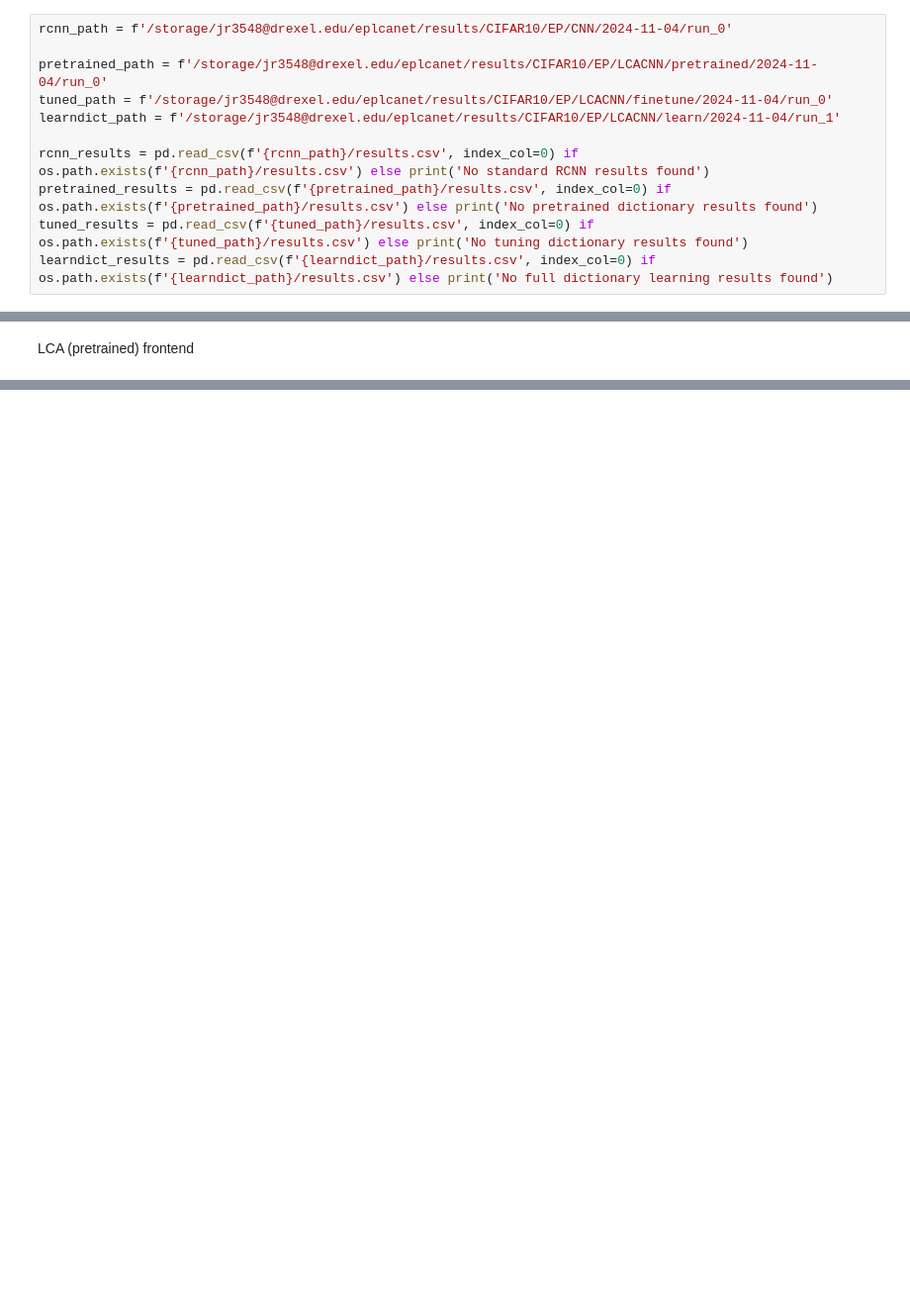
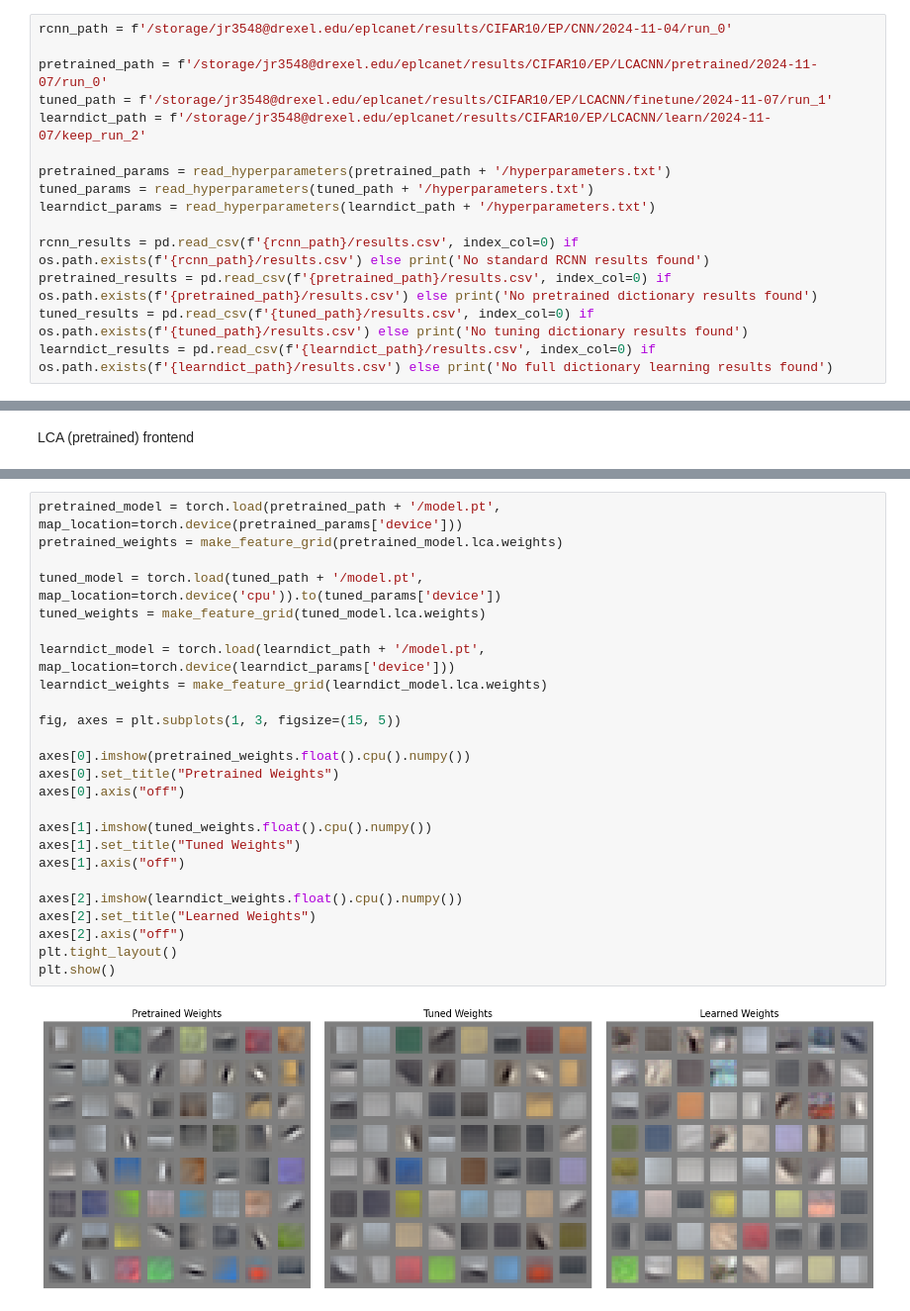
Before and after one commit to jrego1/EPLCANet, a Jupyter notebook: eval_eplcanet.ipynb, the cells around one changed output, grey strips where cells are left out. Shown at 99% size. Saved outputs shown, nothing was run; the diff lists cells and outputs as text; blank space fills up the shorter version.

```diff
--- a/eval_eplcanet.ipynb
+++ b/eval_eplcanet.ipynb
@@ -24,9 +25,13 @@ plt.style.use('tableau-colorblind10')
 # %%
 rcnn_path = f'/storage/jr3548@drexel.edu/eplcanet/results/CIFAR10/EP/CNN/2024-11-04/run_0'
 
-pretrained_path = f'/storage/jr3548@drexel.edu/eplcanet/results/CIFAR10/EP/LCACNN/pretrained/2024-11-04/run_0'
-tuned_path = f'/storage/jr3548@drexel.edu/eplcanet/results/CIFAR10/EP/LCACNN/finetune/2024-11-04/run_0'
-learndict_path = f'/storage/jr3548@drexel.edu/eplcanet/results/CIFAR10/EP/LCACNN/learn/2024-11-04/run_1'
+pretrained_path = f'/storage/jr3548@drexel.edu/eplcanet/results/CIFAR10/EP/LCACNN/pretrained/2024-11-07/run_0'
+tuned_path = f'/storage/jr3548@drexel.edu/eplcanet/results/CIFAR10/EP/LCACNN/finetune/2024-11-07/run_1'
+learndict_path = f'/storage/jr3548@drexel.edu/eplcanet/results/CIFAR10/EP/LCACNN/learn/2024-11-07/keep_run_2'
+
+pretrained_params = read_hyperparameters(pretrained_path + '/hyperparameters.txt')
+tuned_params = read_hyperparameters(tuned_path + '/hyperparameters.txt')
+learndict_params = read_hyperparameters(learndict_path + '/hyperparameters.txt')
 
 rcnn_results = pd.read_csv(f'{rcnn_path}/results.csv', index_col=0) if os.path.exists(f'{rcnn_path}/results.csv') else print('No standard RCNN results found')
 pretrained_results = pd.read_csv(f'{pretrained_path}/results.csv', index_col=0) if os.path.exists(f'{pretrained_path}/results.csv') else print('No pretrained dictionary results found')
@@ -321,0 +110,27 @@ ep_sparsity_plots = plot_metrics(recon_checkpoint_ep, recon_checkpoint_ep, class
+# %%
+pretrained_model = torch.load(pretrained_path + '/model.pt', map_location=torch.device(pretrained_params['device']))
+pretrained_weights = make_feature_grid(pretrained_model.lca.weights)
+
+tuned_model = torch.load(tuned_path + '/model.pt', map_location=torch.device('cpu')).to(tuned_params['device'])
+tuned_weights = make_feature_grid(tuned_model.lca.weights)
+
+learndict_model = torch.load(learndict_path + '/model.pt', map_location=torch.device(learndict_params['device']))
+learndict_weights = make_feature_grid(learndict_model.lca.weights)
+
+fig, axes = plt.subplots(1, 3, figsize=(15, 5))
+
+axes[0].imshow(pretrained_weights.float().cpu().numpy())
+axes[0].set_title("Pretrained Weights")
+axes[0].axis("off")
+
+axes[1].imshow(tuned_weights.float().cpu().numpy())
+axes[1].set_title("Tuned Weights")
+axes[1].axis("off")
+
+axes[2].imshow(learndict_weights.float().cpu().numpy())
+axes[2].set_title("Learned Weights")
+axes[2].axis("off")
+plt.tight_layout()
+plt.show()
+# %% [output]
+[figure, added]
```
Also changed, not shown: parts of 44 cells of this notebook, 1 other file.
